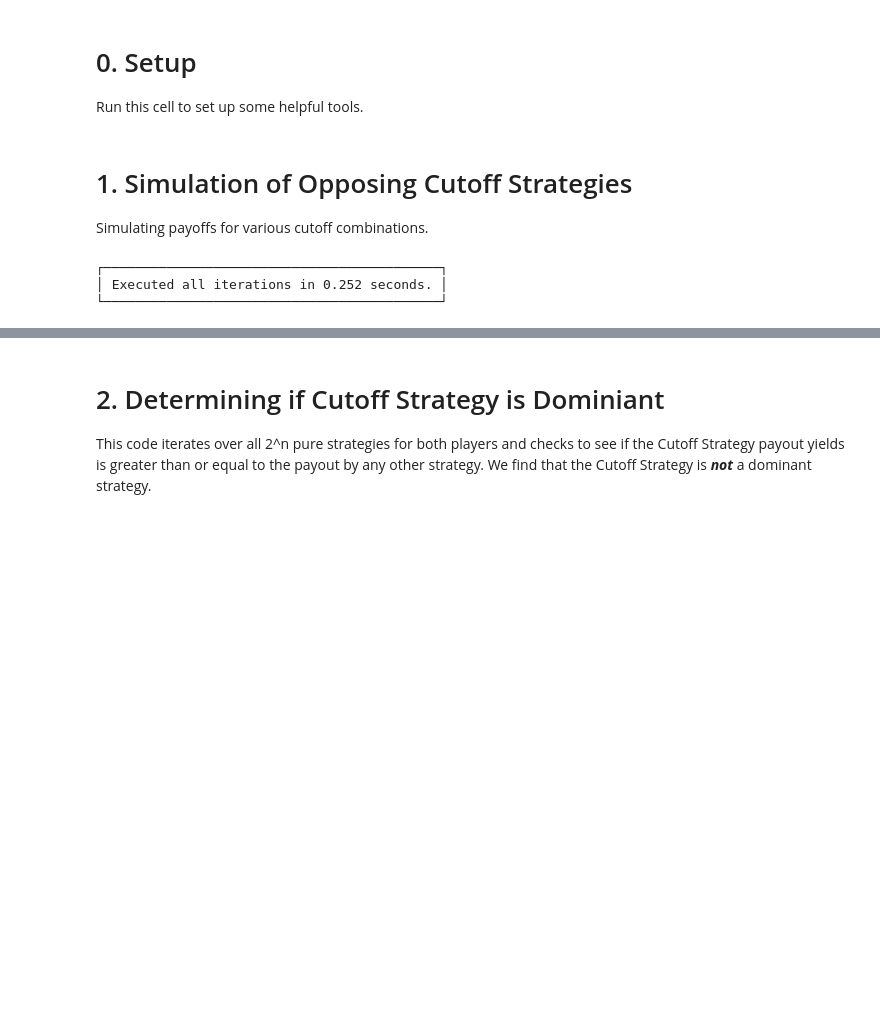
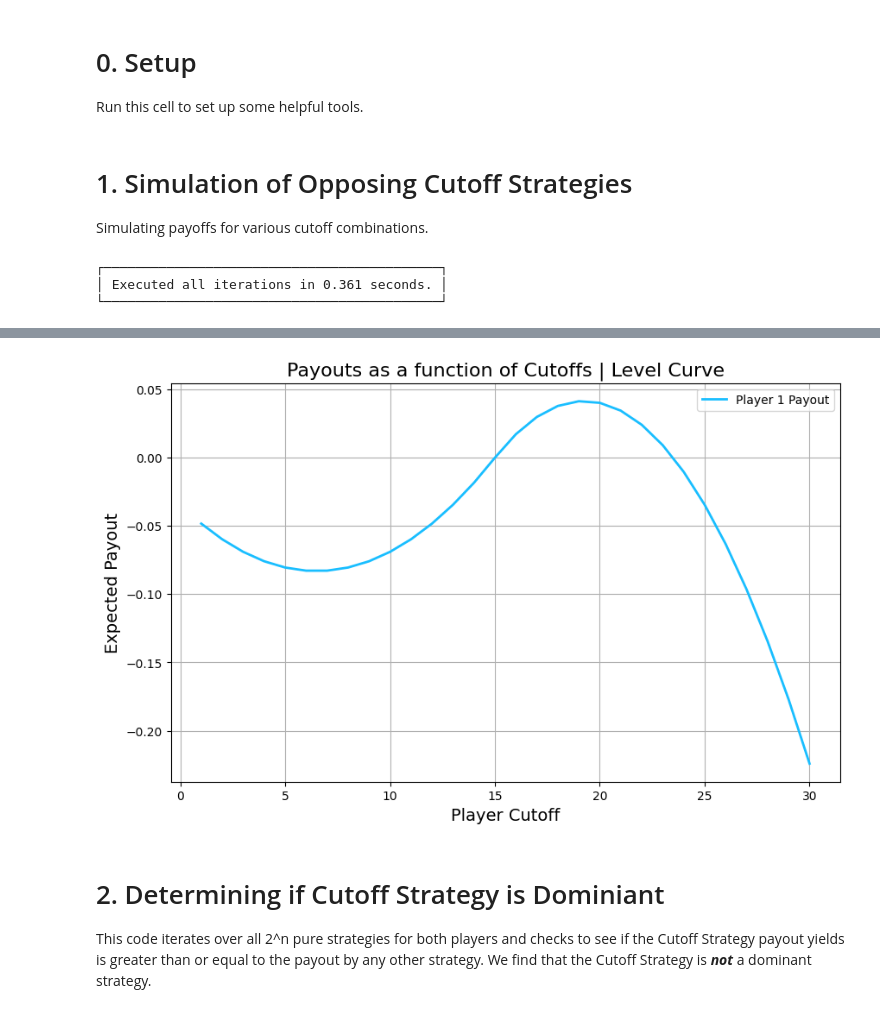
Before and after one commit to mihirt2/poker-like-games, a Jupyter notebook: discrete_poker_games.ipynb, the cells around one changed output, grey strips where cells are left out. Drawn from its saved outputs; the diff is of its cells as text; code cells hidden in the pictures; blank space fills up the shorter version.

Commit message:
stacking 2d level curves

```diff
--- a/discrete_poker_games.ipynb
+++ b/discrete_poker_games.ipynb
@@ -303,14 +303,14 @@ start_time = time.time()
 '''
 for p1_test_cutoff in range(1, test_range + 1):
   for p2_test_cutoff in range(1, test_range + 1):
-    timeTaken = test_cutoffs(p1_test_cutoff, p2_test_cutoff)
-    # timeTaken = test_cutoffs(p1_test_cutoff, n / 2)
+    # timeTaken = test_cutoffs(p1_test_cutoff, p2_test_cutoff)
+    timeTaken = test_cutoffs(p1_test_cutoff, n / 2)
     log(p1_test_cutoff,
         p2_test_cutoff,
-        # p1_expected_payout / trials,
-        # p2_expected_payout / trials,
-        p1_expected_payout,
-        p2_expected_payout,
+        p1_expected_payout / trials,
+        p2_expected_payout / trials,
+        # p1_expected_payout,
+        # p2_expected_payout,
         timeTaken,
         verbose=False)
 
@@ -318,11 +318,11 @@ boxed(f"Executed all iterations in {round(time.time() - start_time, 3)} seconds.
 
 # Add flags as necessary (P1, P2)
 # graph_scatter_3d(P1)
-graph_contour_3d(P1)
-# graph_2d(P1)
+# graph_contour_3d(P1)
+graph_2d(P1)
 # expected_payoffs_table(P1)
 save()
 # %% [output]
 ┌───────────────────────────────────────────┐
-│ Executed all iterations in 0.252 seconds. │
+│ Executed all iterations in 0.361 seconds. │
 └───────────────────────────────────────────┘
@@ -330,3 +329,4 @@ save()
+[figure, added]
 # %% [markdown]
 # 2. Determining if Cutoff Strategy is Dominiant
 
```
Also changed, not shown: parts of 4 cells of this notebook.
